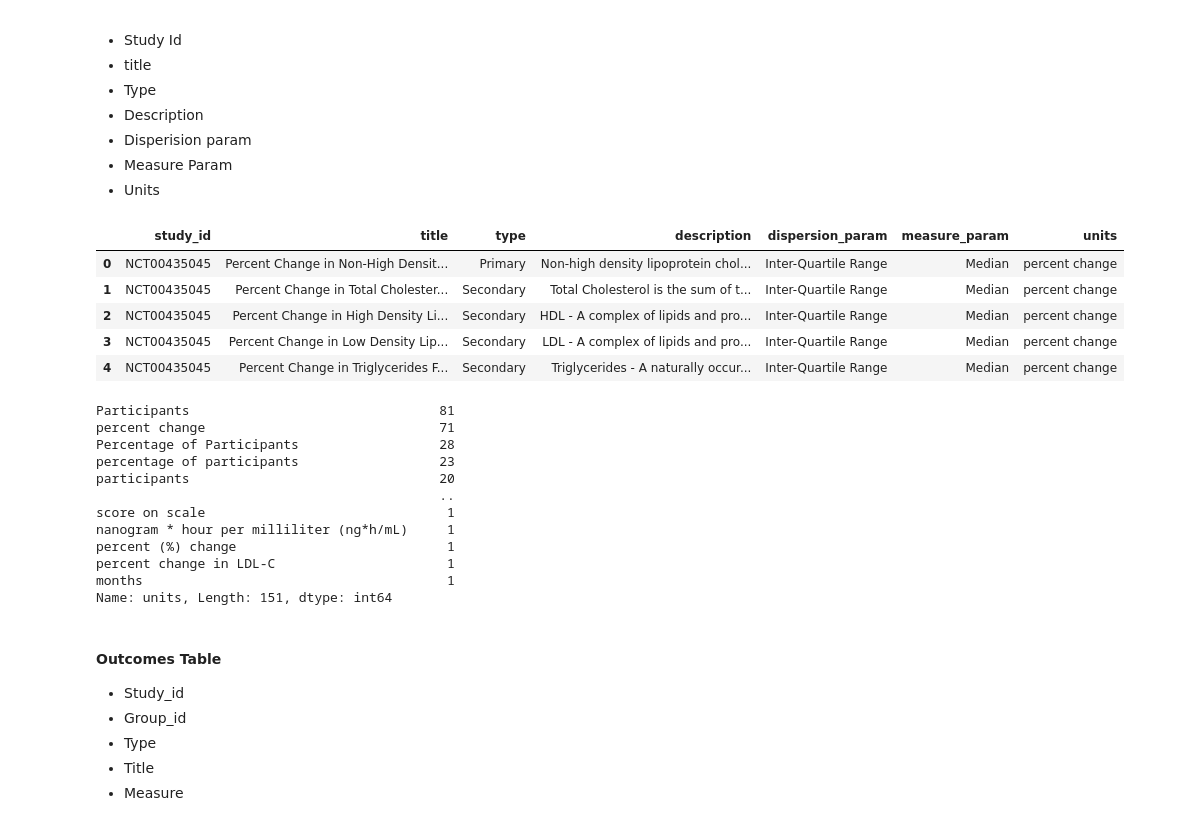
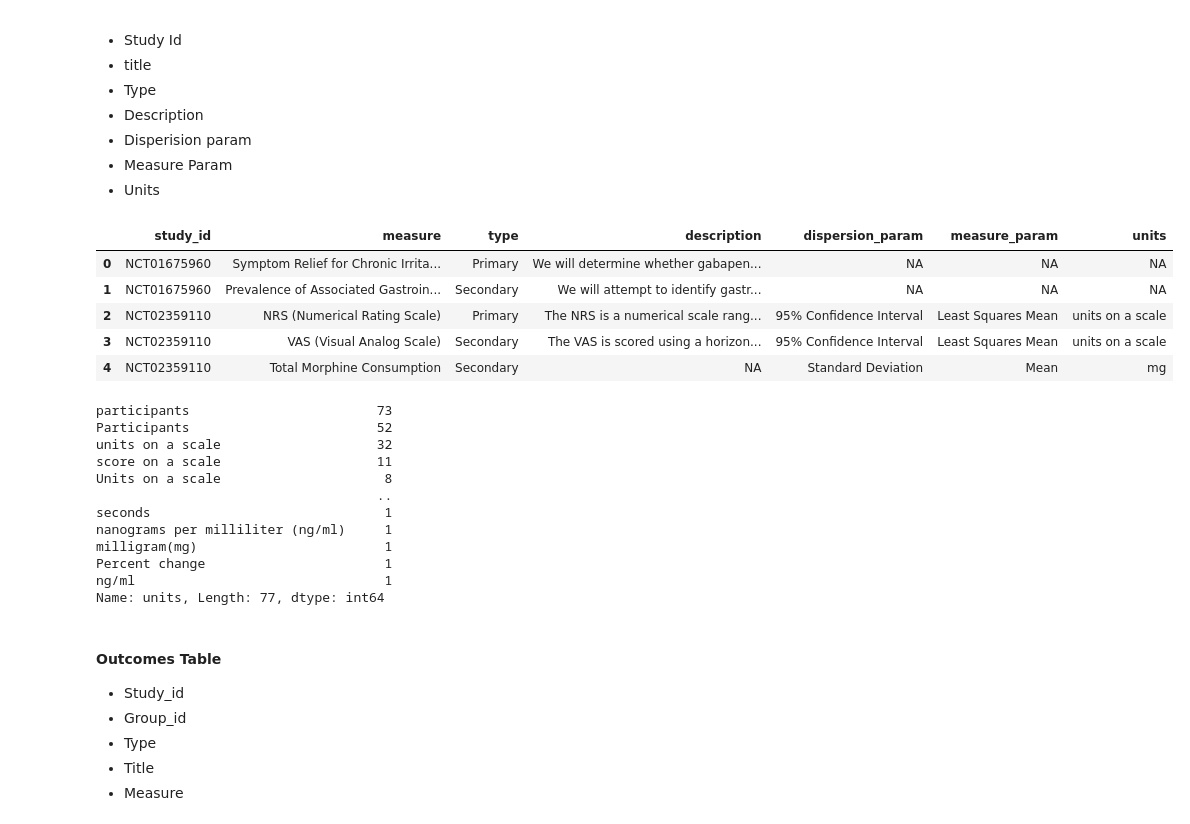
Before and after one commit to porterehunley/drugprocessing, a Jupyter notebook: ClincalTrialsPlayground.ipynb, the cells around one changed output. Drawn from its saved outputs; the diff is of its cells as text; code cells hidden in the pictures.

```diff
--- a/ClincalTrialsPlayground.ipynb
+++ b/ClincalTrialsPlayground.ipynb
@@ -31,7 +31,7 @@ import scipy.stats as stats
 import nltk
 
 API_BASE_URL='https://clinicaltrials.gov/api/query'
-EXAMPLE_DRUG='atorvastatin'
+EXAMPLE_DRUG='gabapentin'
 # %% [markdown]
 ### Interfacing with ClinicalTrials.gov
 - TODO: need to get all the studies not just the ones in a certain range
@@ -304,56 +304,56 @@ def get_outcome_modules(studies):
         print('No Results: ', study['Study']['ProtocolSection']['IdentificationModule']['OfficialTitle'])
 
     return outcome_modules
 
 def create_measures_table(studies):
     outcome_modules = get_outcome_modules(studies)
     df = {
         'study_id': [],
-        'title': [],
+        'measure': [],
         'type': [],
         'description': [],
         'dispersion_param': [],
         'measure_param': [],
         'units': []
     }
 
     for i, module in enumerate(outcome_modules):
         study_id = studies[i]['Study']['ProtocolSection']['IdentificationModule']['NCTId']
         for measure in module['OutcomeMeasureList']['OutcomeMeasure']:
             df['type'].append(measure.get('OutcomeMeasureType', 'NA'))
-            df['title'].append(measure.get('OutcomeMeasureTitle', 'NA'))
+            df['measure'].append(measure.get('OutcomeMeasureTitle', 'NA'))
             df['description'].append(measure.get('OutcomeMeasureDescription', 'NA'))
             df['measure_param'].append(measure.get('OutcomeMeasureParamType', 'NA'))
             df['dispersion_param'].append(measure.get('OutcomeMeasureDispersionType', 'NA'))
             df['units'].append(measure.get('OutcomeMeasureUnitOfMeasure', 'NA'))
             df['study_id'].append(study_id)
 
     return df
 
 measures = pd.DataFrame.from_dict(create_measures_table(studies))
 measures.head()
 # %% [output]
-|  | study_id | title | type | description | dispersion_param | measure_param | units |
-| 0 | NCT00435045 | Percent Change in Non-High Densit... | Primary | Non-high density lipoprotein chol... | Inter-Quartile Range | Median | percent change |
-| 1 | NCT00435045 | Percent Change in Total Cholester... | Secondary | Total Cholesterol is the sum of t... | Inter-Quartile Range | Median | percent change |
-| 2 | NCT00435045 | Percent Change in High Density Li... | Secondary | HDL - A complex of lipids and pro... | Inter-Quartile Range | Median | percent change |
-| 3 | NCT00435045 | Percent Change in Low Density Lip... | Secondary | LDL - A complex of lipids and pro... | Inter-Quartile Range | Median | percent change |
-| 4 | NCT00435045 | Percent Change in Triglycerides F... | Secondary | Triglycerides - A naturally occur... | Inter-Quartile Range | Median | percent change |
+|  | study_id | measure | type | description | dispersion_param | measure_param | units |
+| 0 | NCT01675960 | Symptom Relief for Chronic Irrita... | Primary | We will determine whether gabapen... | NA | NA | NA |
+| 1 | NCT01675960 | Prevalence of Associated Gastroin... | Secondary | We will attempt to identify gastr... | NA | NA | NA |
+| 2 | NCT02359110 | NRS (Numerical Rating Scale) | Primary | The NRS is a numerical scale rang... | 95% Confidence Interval | Least Squares Mean | units on a scale |
+| 3 | NCT02359110 | VAS (Visual Analog Scale) | Secondary | The VAS is scored using a horizon... | 95% Confidence Interval | Least Squares Mean | units on a scale |
+| 4 | NCT02359110 | Total Morphine Consumption | Secondary | NA | Standard Deviation | Mean | mg |
 # %%
 measures[measures['type'] == 'Primary']['units'].value_counts()
 # %% [output]
-Participants                                81
-percent change                              71
-Percentage of Participants                  28
-percentage of participants                  23
-participants                                20
-                                            ..
-score on scale                               1
-nanogram * hour per milliliter (ng*h/mL)     1
-percent (%) change                           1
-percent change in LDL-C                      1
-months                                       1
-Name: units, Length: 151, dtype: int64
+participants                        73
+Participants                        52
+units on a scale                    32
+score on a scale                    11
+Units on a scale                     8
+                                    ..
+seconds                              1
+nanograms per milliliter (ng/ml)     1
+milligram(mg)                        1
+Percent change                       1
+ng/ml                                1
+Name: units, Length: 77, dtype: int64
 # %% [markdown]
 #### Outcomes Table
 - Study_id
```
Also changed, not shown: parts of 18 cells of this notebook.
